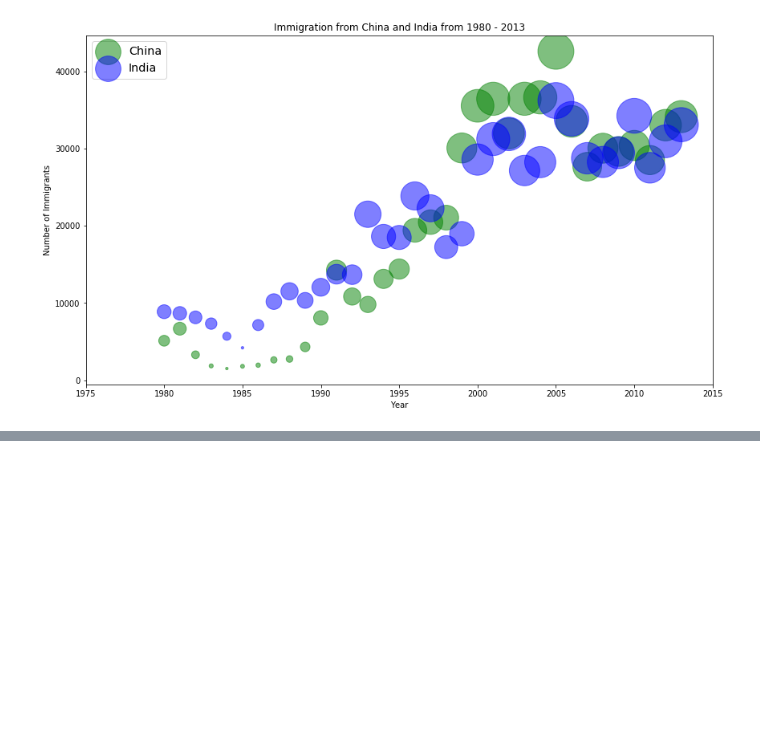
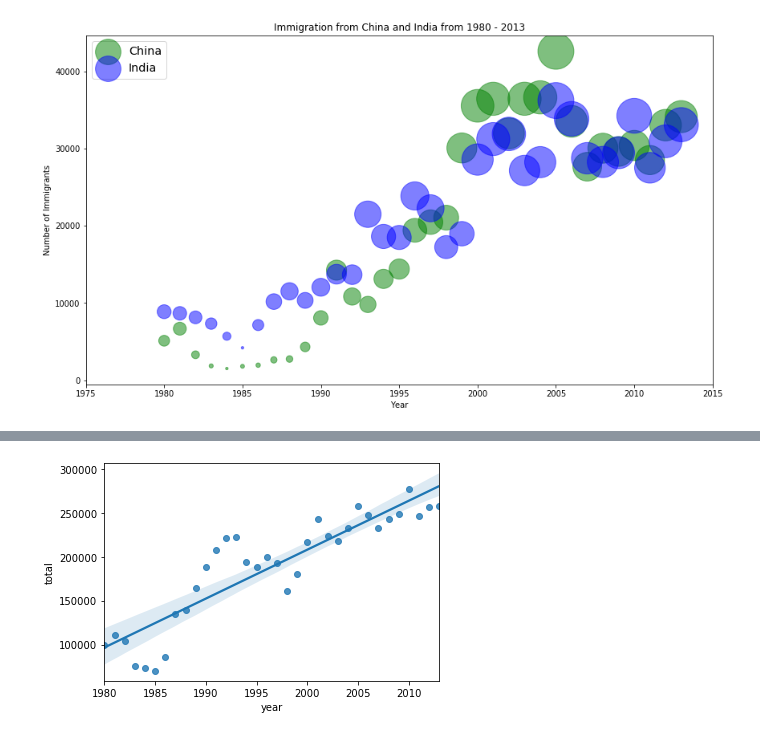
Before and after one commit to baliyanvinay/Python-Basics, a Jupyter notebook: matplotlib-Migration data to Canda.ipynb, the cells around one changed output, grey strips where cells are left out. Cells and saved outputs as stored; diff of their text form; code cells hidden in the pictures; blank space fills up the shorter version.

```diff
--- a/matplotlib-Migration data to Canda.ipynb
+++ b/matplotlib-Migration data to Canda.ipynb
@@ -1460,0 +1689,5 @@ ax0.legend(['China', 'India'], loc='upper left', fontsize='x-large')
+# %%
+df_can = pd.read_excel('https://s3-api.us-geo.objectstorage.softlayer.net/cf-courses-data/CognitiveClass/DV0101EN/labs/Data_Files/Canada.xlsx',
+                       sheet_name='Canada by Citizenship', skiprows=range(20), skipfooter=2)
+
+print('Data downloaded and read into a dataframe!')
@@ -1460,0 +1696,17 @@ ax0.legend(['China', 'India'], loc='upper left', fontsize='x-large')
+# %%
+years=range(1980,2014)
+# %%
+# we can use the sum() method to get the total population per year
+df_tot = pd.DataFrame(df_can[years].sum(axis=0))
+
+# change the years to type float (useful for regression later on)
+df_tot.index = map(float, df_tot.index)
+
+# reset the index to put in back in as a column in the df_tot dataframe
+df_tot.reset_index(inplace=True)
+
+# taking only two columns
+df_tot.columns = ['year', 'total']
+
+
+df_tot.head()
@@ -1460,0 +1720,5 @@ ax0.legend(['China', 'India'], loc='upper left', fontsize='x-large')
+# %%
+ax = sns.regplot(x='year', y='total', data=df_tot)
+# the x and y has to be defined in seaborn and data is your dataframe
+# %% [output]
+[figure, added]
```
Also changed, not shown: parts of 57 cells of this notebook.
